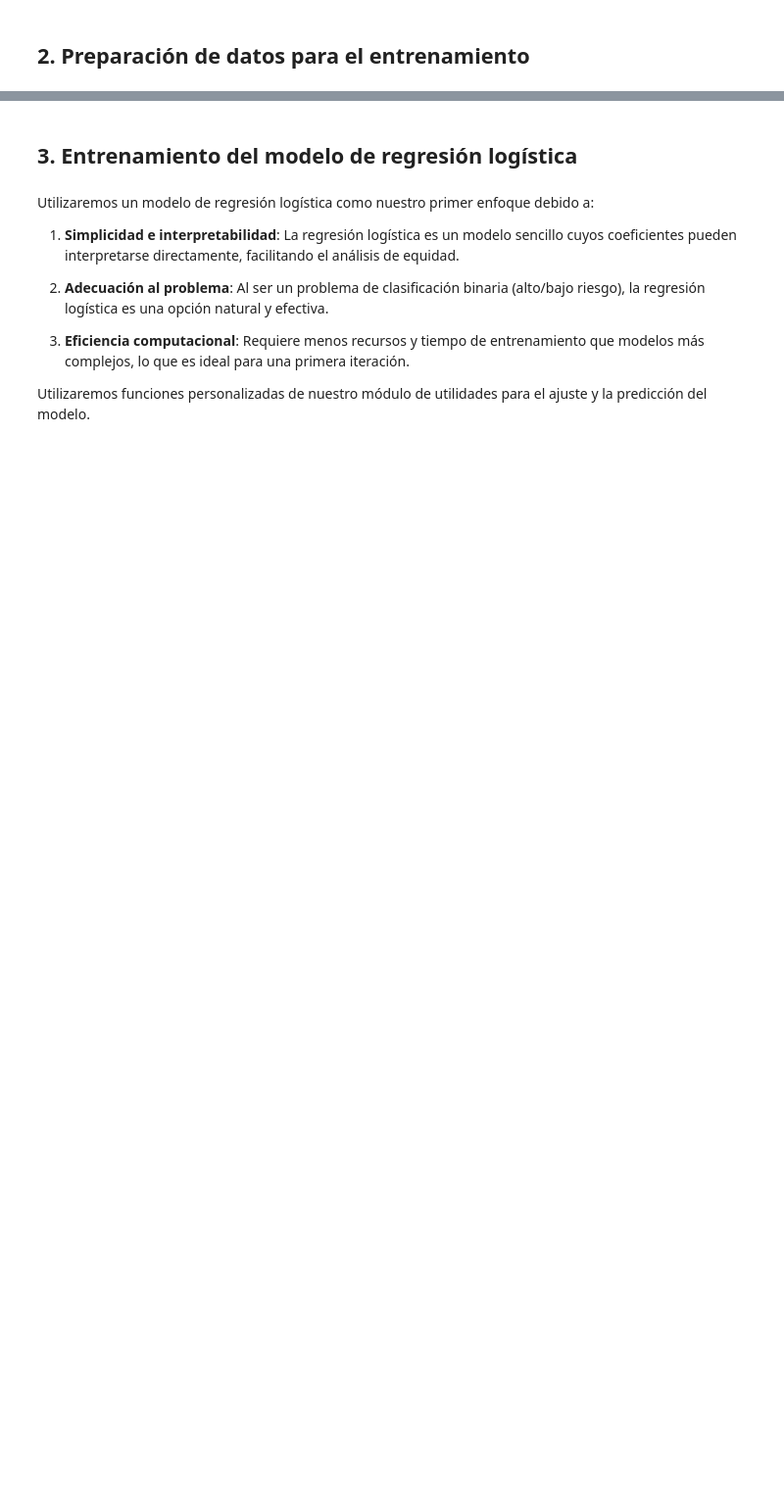
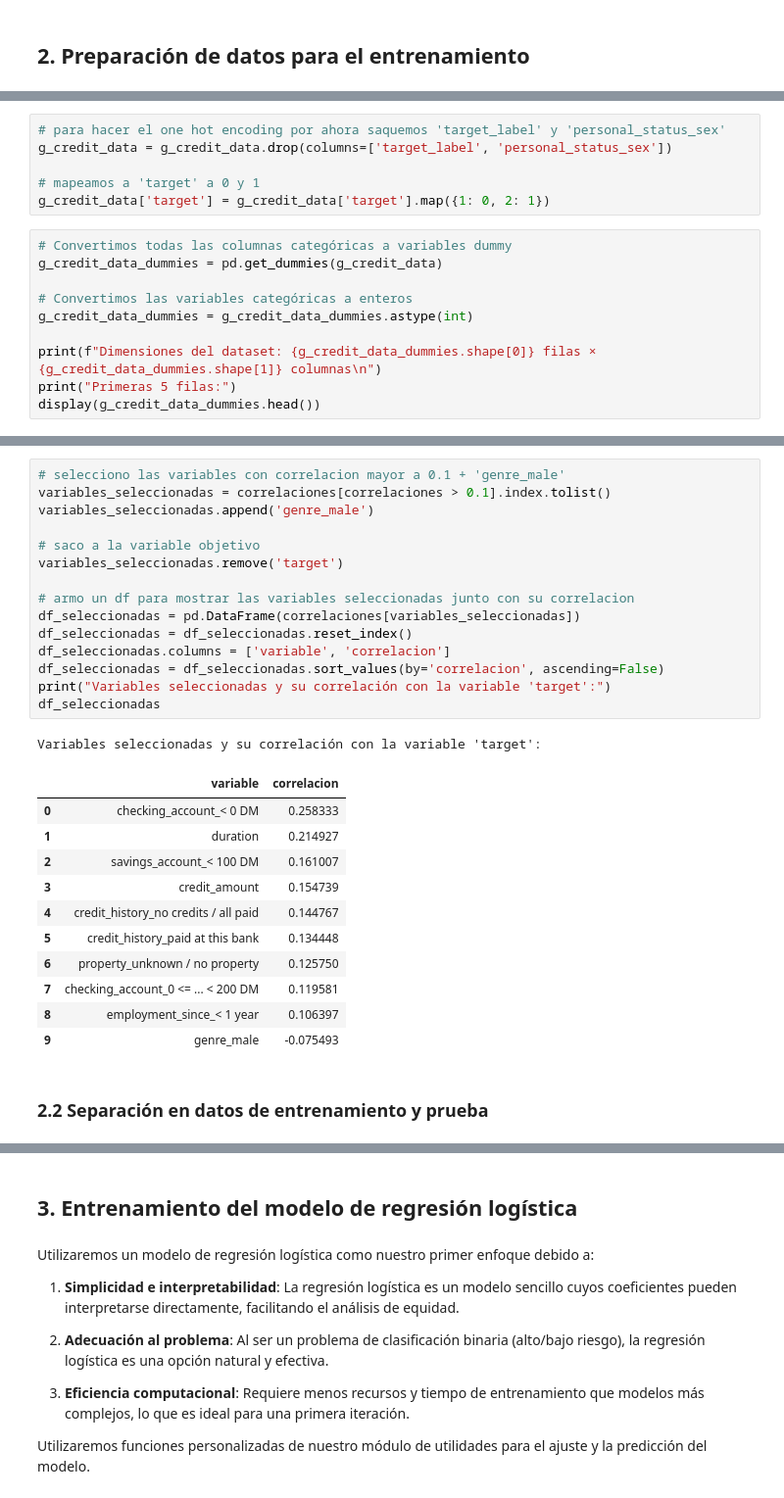
Before and after one commit to Gerardo1909/tpfinal_equidad, a Jupyter notebook: tp_final_fairness_ML/notebooks/03_primer_modelo.ipynb, the cells around one changed output, grey strips where cells are left out. Shown at 98% size. Saved outputs shown, nothing was run; the diff lists cells and outputs as text; blank space fills up the shorter version.

```diff
--- a/tp_final_fairness_ML/notebooks/03_primer_modelo.ipynb
+++ b/tp_final_fairness_ML/notebooks/03_primer_modelo.ipynb
@@ -70,0 +74,16 @@ memory usage: 179.8+ KB
+# %%
+# para hacer el one hot encoding por ahora saquemos 'target_label' y 'personal_status_sex'
+g_credit_data = g_credit_data.drop(columns=['target_label', 'personal_status_sex'])
+
+# mapeamos a 'target' a 0 y 1
+g_credit_data['target'] = g_credit_data['target'].map({1: 0, 2: 1})
+# %%
+# Convertimos todas las columnas categóricas a variables dummy
+g_credit_data_dummies = pd.get_dummies(g_credit_data)
+
+# Convertimos las variables categóricas a enteros
+g_credit_data_dummies = g_credit_data_dummies.astype(int)
+
+print(f"Dimensiones del dataset: {g_credit_data_dummies.shape[0]} filas × {g_credit_data_dummies.shape[1]} columnas\n")
+print("Primeras 5 filas:")
+display(g_credit_data_dummies.head())
@@ -71,3 +124,33 @@ memory usage: 179.8+ KB
+# %%
+# selecciono las variables con correlacion mayor a 0.1 + 'genre_male'
+variables_seleccionadas = correlaciones[correlaciones > 0.1].index.tolist()
+variables_seleccionadas.append('genre_male')
+
+# saco a la variable objetivo
+variables_seleccionadas.remove('target')
+
+# armo un df para mostrar las variables seleccionadas junto con su correlacion
+df_seleccionadas = pd.DataFrame(correlaciones[variables_seleccionadas])
+df_seleccionadas = df_seleccionadas.reset_index()
+df_seleccionadas.columns = ['variable', 'correlacion']
+df_seleccionadas = df_seleccionadas.sort_values(by='correlacion', ascending=False)
+print("Variables seleccionadas y su correlación con la variable 'target':")
+df_seleccionadas
+# %% [output]
+Variables seleccionadas y su correlación con la variable 'target':
+|  | variable | correlacion |
+| 0 | checking_account_< 0 DM | 0.258333 |
+| 1 | duration | 0.214927 |
+| 2 | savings_account_< 100 DM | 0.161007 |
+| 3 | credit_amount | 0.154739 |
+| 4 | credit_history_no credits / all paid | 0.144767 |
+| 5 | credit_history_paid at this bank | 0.134448 |
+| 6 | property_unknown / no property | 0.125750 |
+| 7 | checking_account_0 <= ... < 200 DM | 0.119581 |
+| 8 | employment_since_< 1 year | 0.106397 |
+| 9 | genre_male | -0.075493 |
+# %% [markdown]
+### 2.2 Separación en datos de entrenamiento y prueba
 # %% [markdown]
 Prepararemos los datos para el entrenamiento de nuestro modelo de regresión logística.
 Esto implica:
```
Also changed, not shown: parts of 19 cells of this notebook, 3 other files.
